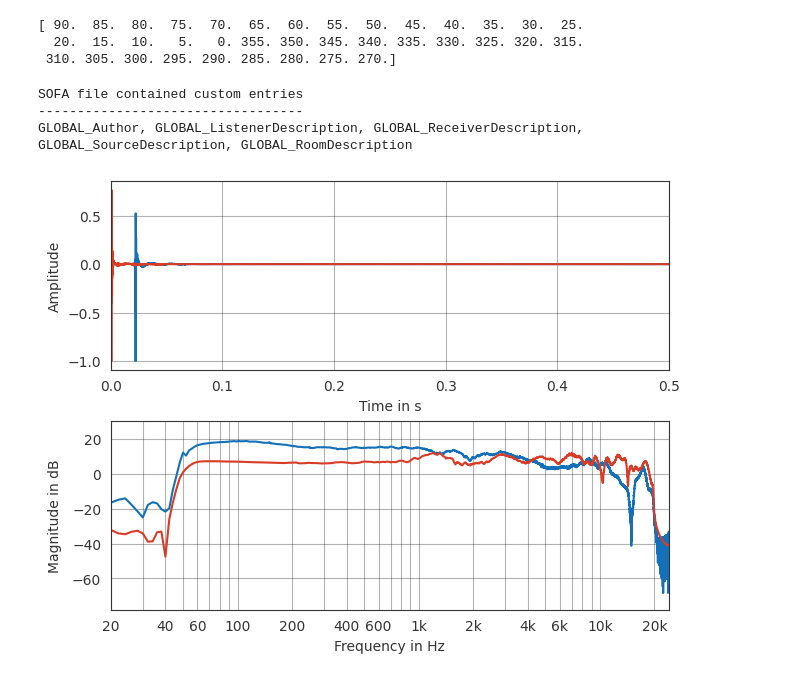
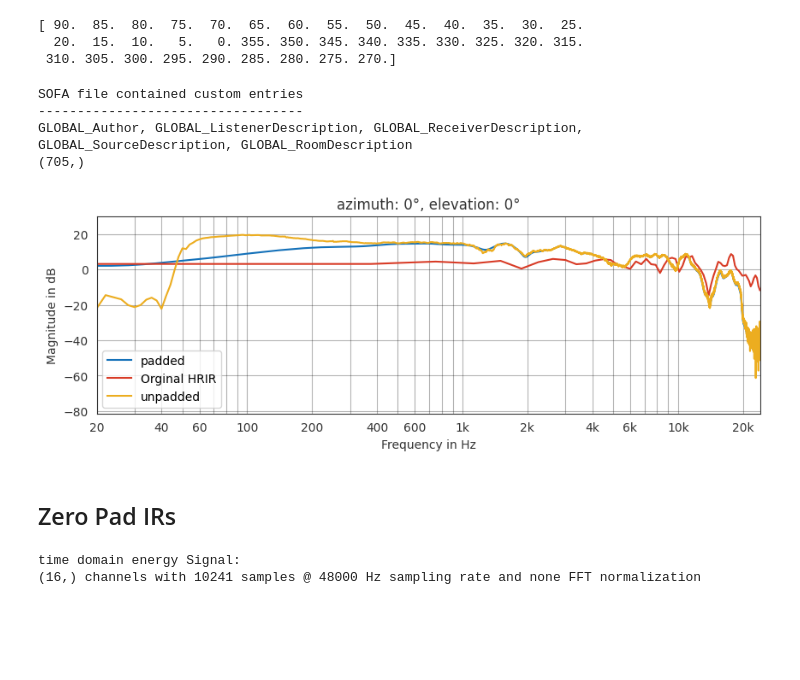
Before and after one commit to Microphone-Array-Project/ema2ambisonics, a Jupyter notebook: Post-Processing.ipynb, the cells around one changed output. Drawn from its saved outputs; the diff is of its cells as text; code cells hidden in the pictures; blank space fills up the shorter version.

```diff
--- a/Post-Processing.ipynb
+++ b/Post-Processing.ipynb
@@ -133,19 +133,42 @@ sd.play(audio.time.T.squeeze(), 48000)
 # %%
 import scipy as sc
 
-irs, _, _= pf.io.read_sofa(r'HMSII.sofa')
+irs, src, _= pf.io.read_sofa(r'HMSII.sofa')
 
+src2find = pf.Coordinates.from_spherical_elevation(0, 0, 1)
 
-audio = sc.io.loadmat('Impulse Responses/EMA_RAR/Decoded_BRIR/brir_ema_0_ls.mat')
+idx, _  = src.find_nearest(src2find)
+print(idx)
+
+audio = sc.io.loadmat('Impulse Responses/EMA_RAR/Decoded_BRIR/brir_ema_short_padded_0.mat')
 audio = audio['out_lr']
 
+audio_ref = sc.io.loadmat('Impulse Responses/EMA_RAR/Decoded_BRIR/brir_ema_0_ls.mat')
+ref_sig = pf.Signal(audio_ref['out_lr'].T, 48000)
 sig = pf.Signal(audio.T, 48000)
 
-pf.plot.time_freq(pf.dsp.normalize(sig[1]))
-pf.plot.time_freq(pf.dsp.normalize(ir_filtered[1]))
+plt.figure(figsize=(10, 3))
+pf.plot.freq(pf.dsp.normalize(sig[0], channel_handling='max'), label='padded')
+pf.plot.freq(pf.dsp.normalize(irs[idx, 0], channel_handling='max'), label='Orginal HRIR')
+pf.plot.freq(pf.dsp.normalize(ref_sig[0], channel_handling='max'), label='unpadded')
+# pf.plot.time_freq(pf.dsp.normalize(ir_filtered[0]))
+# ax.set_xlim(0, 0.1)
+plt.title('azimuth: 0°, elevation: 0°')
+plt.legend()
 plt.show()
 # %% [output]
 SOFA file contained custom entries
 ----------------------------------
 GLOBAL_Author, GLOBAL_ListenerDescription, GLOBAL_ReceiverDescription, GLOBAL_SourceDescription, GLOBAL_RoomDescription
+(705,)
-[figure, old version]
+[figure, new version]
+# %% [markdown]
+## Zero Pad IRs
+# %%
+irs = pf.io.read_audio(r'Impulse Responses/EMA_RAR/ir_ema_rar_short.wav')
+irs = pf.dsp.pad_zeros(irs, 10000)
+print(irs)
+pf.io.write_audio(irs, r'Impulse Responses/EMA_RAR/ir_ema_rar_short_padded.wav')
+# %% [output]
+time domain energy Signal:
+(16,) channels with 10241 samples @ 48000 Hz sampling rate and none FFT normalization
```
Also changed, not shown: parts of 3 cells of this notebook, 3 other files.
